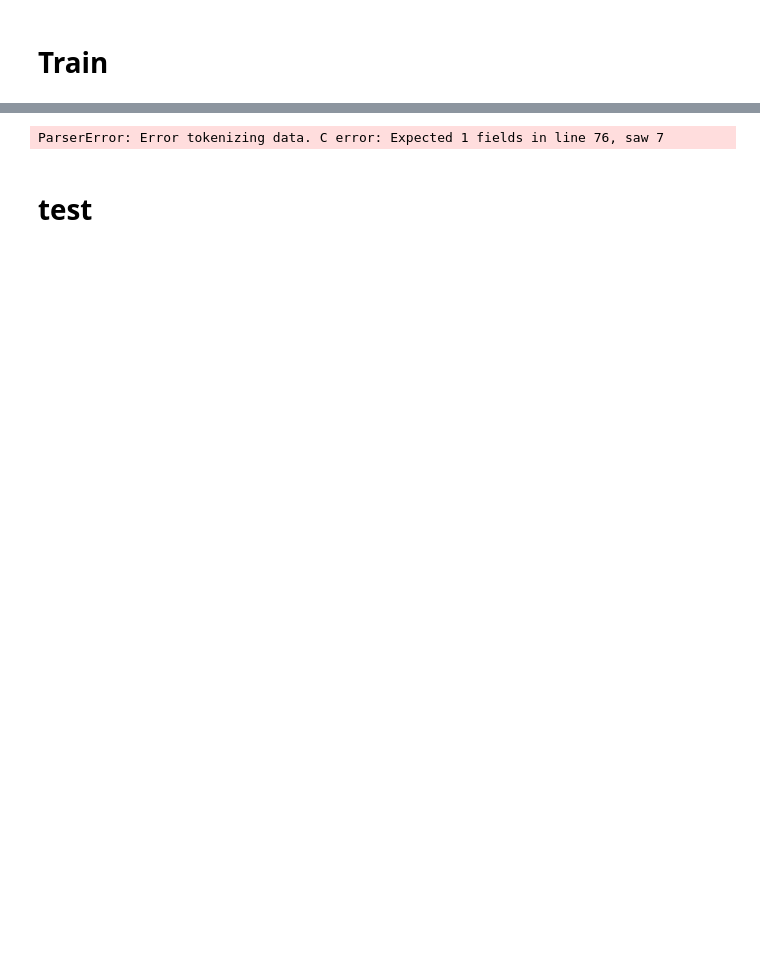
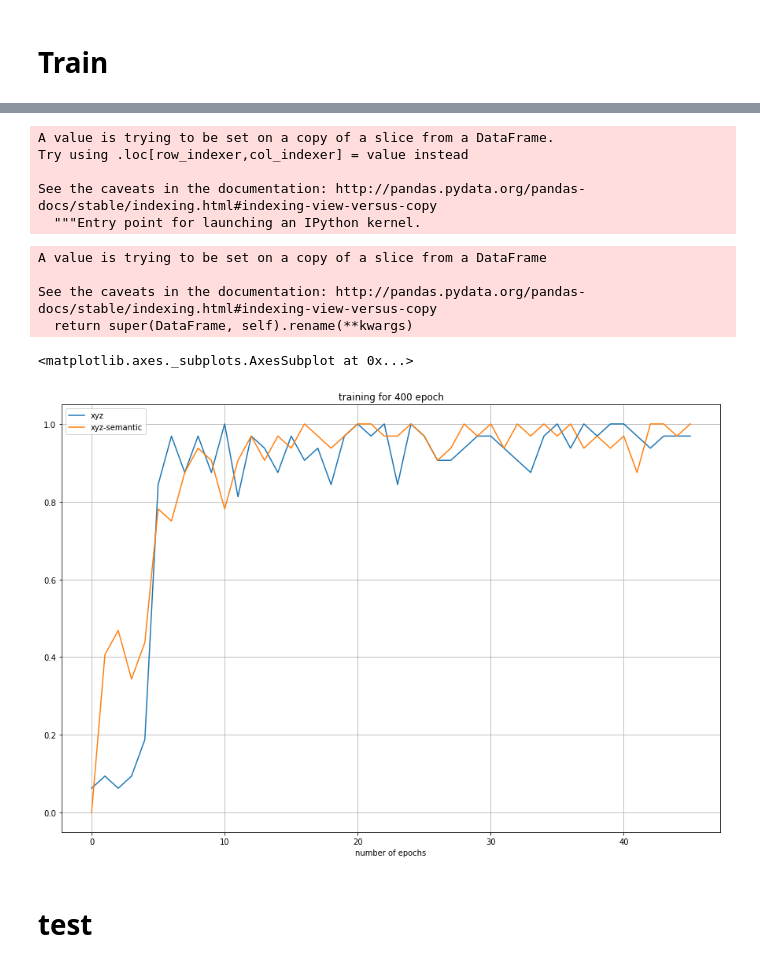
Before and after one commit to PeterZheFu/Open3D-PointNet, a Jupyter notebook: plot_train_test.ipynb, the cells around one changed output, grey strips where cells are left out. Drawn from its saved outputs; the diff is of its cells as text; code cells hidden in the pictures; blank space fills up the shorter version.

Commit message:
plot train and test for xyz and xyzs

```diff
--- a/plot_train_test.ipynb
+++ b/plot_train_test.ipynb
@@ -2,7 +2,7 @@
 %matplotlib inline
 import pandas as pd
 # %%
-N = 5
+N = 400
 # %% [markdown]
 # Train
 # %%
@@ -13,5 +30,5 @@ ParserError: Error tokenizing data. C error: Expected 1 fields in line 76, saw 7
 # %%
-log_xyz_train = pd.read_csv('log_records/log_xyz_train.csv')
+log_xyz_train = pd.read_csv('log_xyz_train.csv')
 a = log_xyz_train.iloc[0:N]
 a
 # %% [output]
@@ -19,16 +53,28 @@ ParserError: Error tokenizing data. C error: Expected 1 fields in line 76, saw 7
 # %%
-log_xyzs_train = pd.read_csv('log_records/log_xyzs_train.csv')
+log_xyzs_train = pd.read_csv('log_xyzs_train.csv')
 b = log_xyzs_train.iloc[0:N]['4']
-# %% [output]
-ParserError: Error tokenizing data. C error: Expected 1 fields in line 76, saw 7
 # %%
 a['5'] = b
+# %% [output]
+A value is trying to be set on a copy of a slice from a DataFrame.
+Try using .loc[row_indexer,col_indexer] = value instead
+
+See the caveats in the documentation: http://pandas.pydata.org/pandas-docs/stable/indexing.html#indexing-view-versus-copy
+  """Entry point for launching an IPython kernel.
 # %%
 a.rename(columns={ a.columns[0]: "number of epochs" }, inplace=True)
 a.rename(columns={ a.columns[5]: "xyz" }, inplace=True)
 a.rename(columns={ a.columns[6]: "xyz-semantic" }, inplace=True)
+# %% [output]
+A value is trying to be set on a copy of a slice from a DataFrame
+
+See the caveats in the documentation: http://pandas.pydata.org/pandas-docs/stable/indexing.html#indexing-view-versus-copy
+  return super(DataFrame, self).rename(**kwargs)
 # %%
-a.plot(x='number of epochs', y=['xyz', 'xyz-semantic'], figsize=(15,10), grid=True)
+a.plot(x='number of epochs', y=['xyz', 'xyz-semantic'], figsize=(15,10), grid=True, title='training for 400 epoch')
+# %% [output]
+<matplotlib.axes._subplots.AxesSubplot at 0x...>
+[figure, added]
 # %% [markdown]
 # test
 # %%
```
Also changed, not shown: parts of 3 cells of this notebook, 2 other files.
